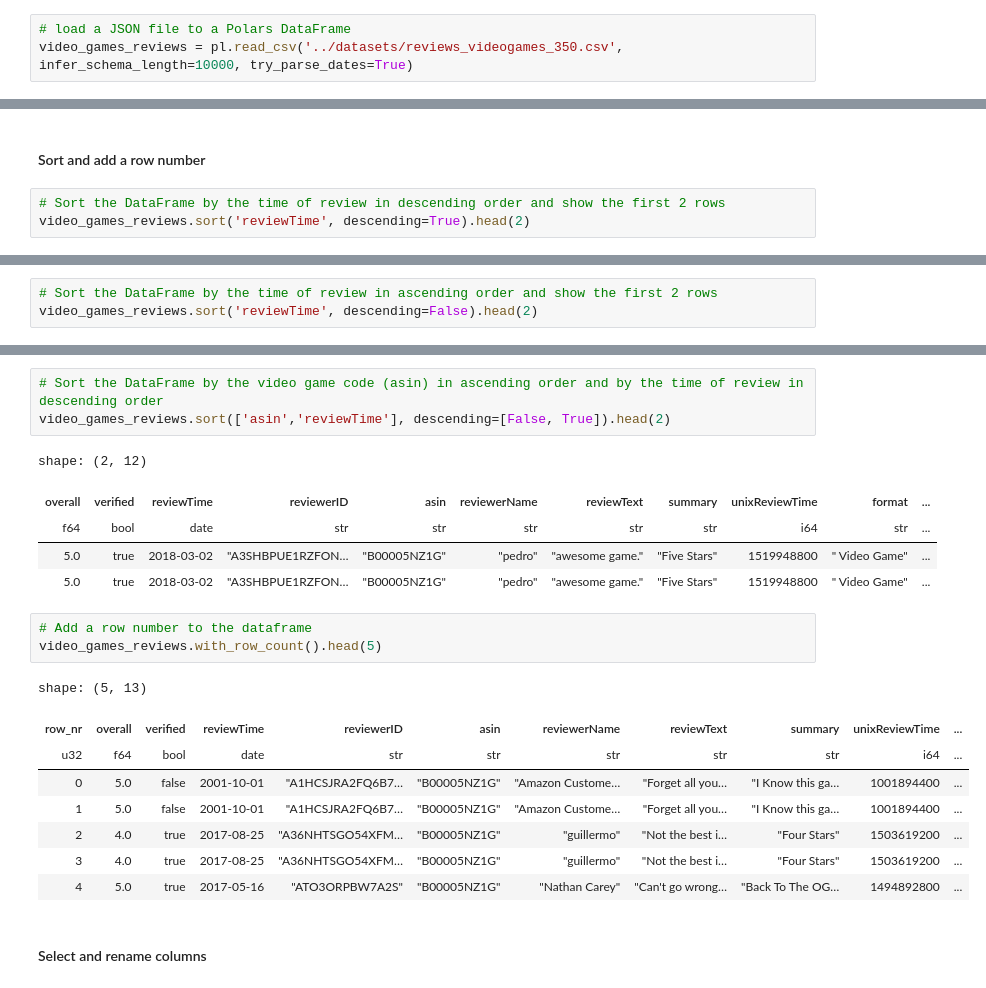
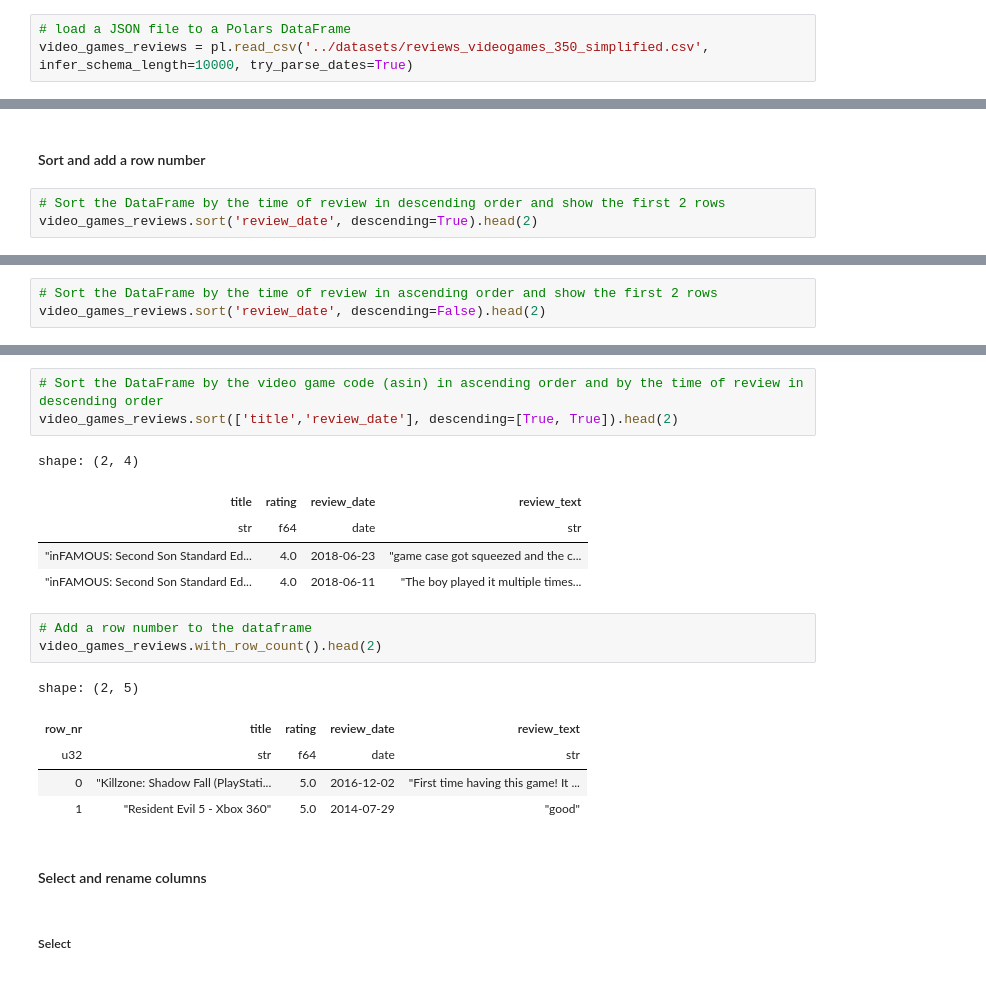
Before and after one commit to PacktPublishing/Data-Analysis-with-Polars, a Jupyter notebook: chapter_02/01_dataframes.ipynb, the cells around one changed output, grey strips where cells are left out. Cells and saved outputs as stored; diff of their text form.

```diff
--- a/chapter_02/01_dataframes.ipynb
+++ b/chapter_02/01_dataframes.ipynb
@@ -4,4 +4,4 @@
 import polars as pl
 # %%
 # load a JSON file to a Polars DataFrame
-video_games_reviews = pl.read_csv('../datasets/reviews_videogames_350.csv', infer_schema_length=10000, try_parse_dates=True)
+video_games_reviews = pl.read_csv('../datasets/reviews_videogames_350_simplified.csv', infer_schema_length=10000, try_parse_dates=True)
@@ -160,5 +169,5 @@ shape: (7, 13)
 #### Sort and add a row number
 # %%
 # Sort the DataFrame by the time of review in descending order and show the first 2 rows
-video_games_reviews.sort('reviewTime', descending=True).head(2)
+video_games_reviews.sort('review_date', descending=True).head(2)
 # %% [output]
@@ -170,4 +179,4 @@ shape: (2, 12)
 # %%
 # Sort the DataFrame by the time of review in ascending order and show the first 2 rows
-video_games_reviews.sort('reviewTime', descending=False).head(2)
+video_games_reviews.sort('review_date', descending=False).head(2)
 # %% [output]
@@ -179,23 +188,22 @@ shape: (2, 12)
 # %%
 # Sort the DataFrame by the video game code (asin) in ascending order and by the time of review in descending order
-video_games_reviews.sort(['asin','reviewTime'], descending=[False, True]).head(2)
+video_games_reviews.sort(['title','review_date'], descending=[True, True]).head(2)
 # %% [output]
-shape: (2, 12)
+shape: (2, 4)
-| overall | verified | reviewTime | reviewerID | asin | reviewerName | reviewText | summary | unixReviewTime | format | ... |
-| f64 | bool | date | str | str | str | str | str | i64 | str | ... |
-| 5.0 | true | 2018-03-02 | "A3SHBPUE1RZFON… | "B00005NZ1G" | "pedro" | "awesome game." | "Five Stars" | 1519948800 | " Video Game" | ... |
-| 5.0 | true | 2018-03-02 | "A3SHBPUE1RZFON… | "B00005NZ1G" | "pedro" | "awesome game." | "Five Stars" | 1519948800 | " Video Game" | ... |
+| title | rating | review_date | review_text |
+| str | f64 | date | str |
+| "inFAMOUS: Second Son Standard Ed... | 4.0 | 2018-06-23 | "game case got squeezed and the c... |
+| "inFAMOUS: Second Son Standard Ed... | 4.0 | 2018-06-11 | "The boy played it multiple times... |
 # %%
 # Add a row number to the dataframe
-video_games_reviews.with_row_count().head(5)
+video_games_reviews.with_row_count().head(2)
 # %% [output]
-shape: (5, 13)
+shape: (2, 5)
-| row_nr | overall | verified | reviewTime | reviewerID | asin | reviewerName | reviewText | summary | unixReviewTime | ... |
-| u32 | f64 | bool | date | str | str | str | str | str | i64 | ... |
-| 0 | 5.0 | false | 2001-10-01 | "A1HCSJRA2FQ6B7… | "B00005NZ1G" | "Amazon Custome… | "Forget all you… | "I Know this ga… | 1001894400 | ... |
-| 1 | 5.0 | false | 2001-10-01 | "A1HCSJRA2FQ6B7… | "B00005NZ1G" | "Amazon Custome… | "Forget all you… | "I Know this ga… | 1001894400 | ... |
-| 2 | 4.0 | true | 2017-08-25 | "A36NHTSGO54XFM… | "B00005NZ1G" | "guillermo" | "Not the best i… | "Four Stars" | 1503619200 | ... |
-| 3 | 4.0 | true | 2017-08-25 | "A36NHTSGO54XFM… | "B00005NZ1G" | "guillermo" | "Not the best i… | "Four Stars" | 1503619200 | ... |
-| 4 | 5.0 | true | 2017-05-16 | "ATO3ORPBW7A2S" | "B00005NZ1G" | "Nathan Carey" | "Can't go wrong… | "Back To The OG… | 1494892800 | ... |
+| row_nr | title | rating | review_date | review_text |
+| u32 | str | f64 | date | str |
+| 0 | "Killzone: Shadow Fall (PlayStati... | 5.0 | 2016-12-02 | "First time having this game! It ... |
+| 1 | "Resident Evil 5 - Xbox 360" | 5.0 | 2014-07-29 | "good" |
 # %% [markdown]
 #### Select and rename columns
+# %% [markdown]
+##### Select
```
Also changed, not shown: parts of 50 cells of this notebook, 1 other file.
